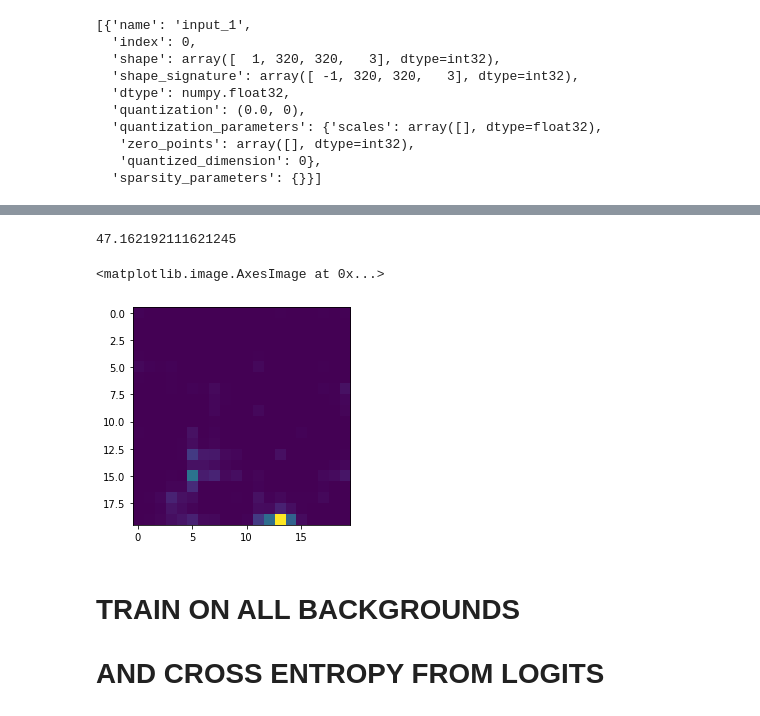
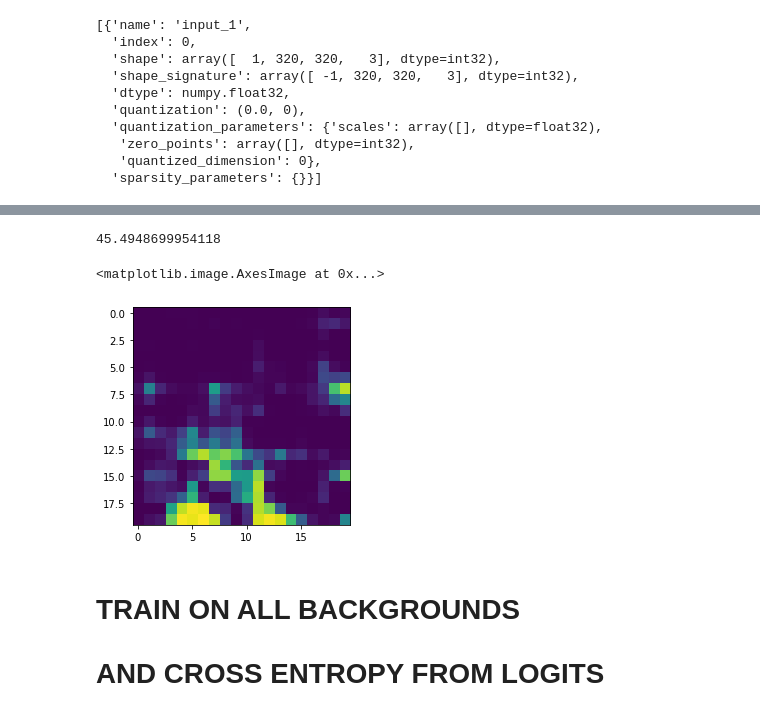
Before and after one commit to ShivamShrirao/GarbageDetectV2, a Jupyter notebook: test_model.ipynb, the cells around one changed output, grey strips where cells are left out. Cells and saved outputs as stored; diff of their text form; code cells hidden in the pictures.

```diff
--- a/test_model.ipynb
+++ b/test_model.ipynb
@@ -95,3 +100,3 @@ INFO:tensorflow:Assets written to: /tmp/tmpr1k0a47g/assets
 # %%
-tflite_path = 'new_model_0_75_-1to1/my_model_fp32_320x320.tflite'
+tflite_path = 'non_sig_model_0_75_-1to1/my_model_fp32_320x320.tflite'
 # %%
@@ -159,12 +164,15 @@ for i in range(frames):
 tot = time()-start
 print(frames/tot)
 # %% [output]
-47.162192111621245
+45.4948699954118
+# %%
+def sigmoid(x):
+    return 1.0 / (1 + np.exp(-x))
 # %%
-plt.imshow(out.squeeze())
+plt.imshow(sigmoid(out.squeeze()))
 # %% [output]
 <matplotlib.image.AxesImage at 0x...>
-[figure, old version]
+[figure, new version]
 # %% [markdown]
 # TRAIN ON ALL BACKGROUNDS
 # AND CROSS ENTROPY FROM LOGITS
```
Also changed, not shown: parts of 5 cells of this notebook, 4 other files.
